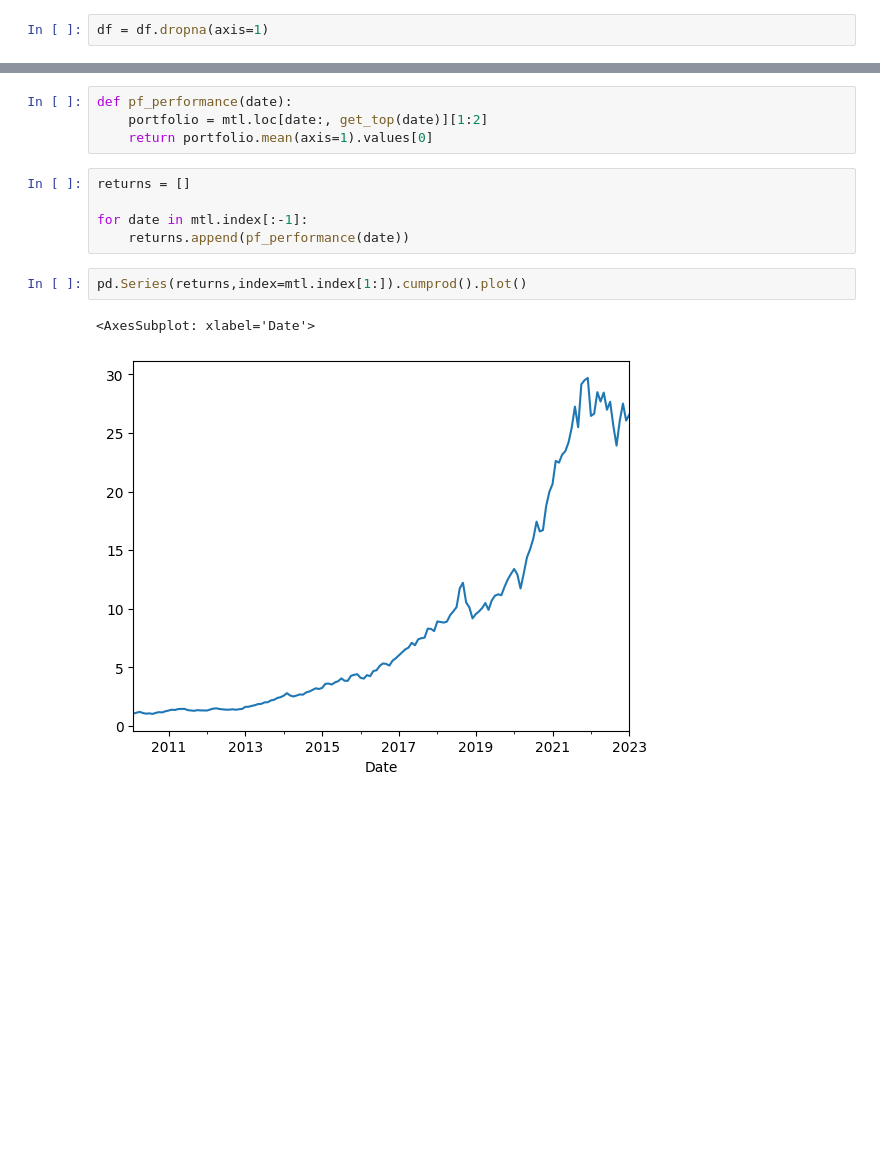
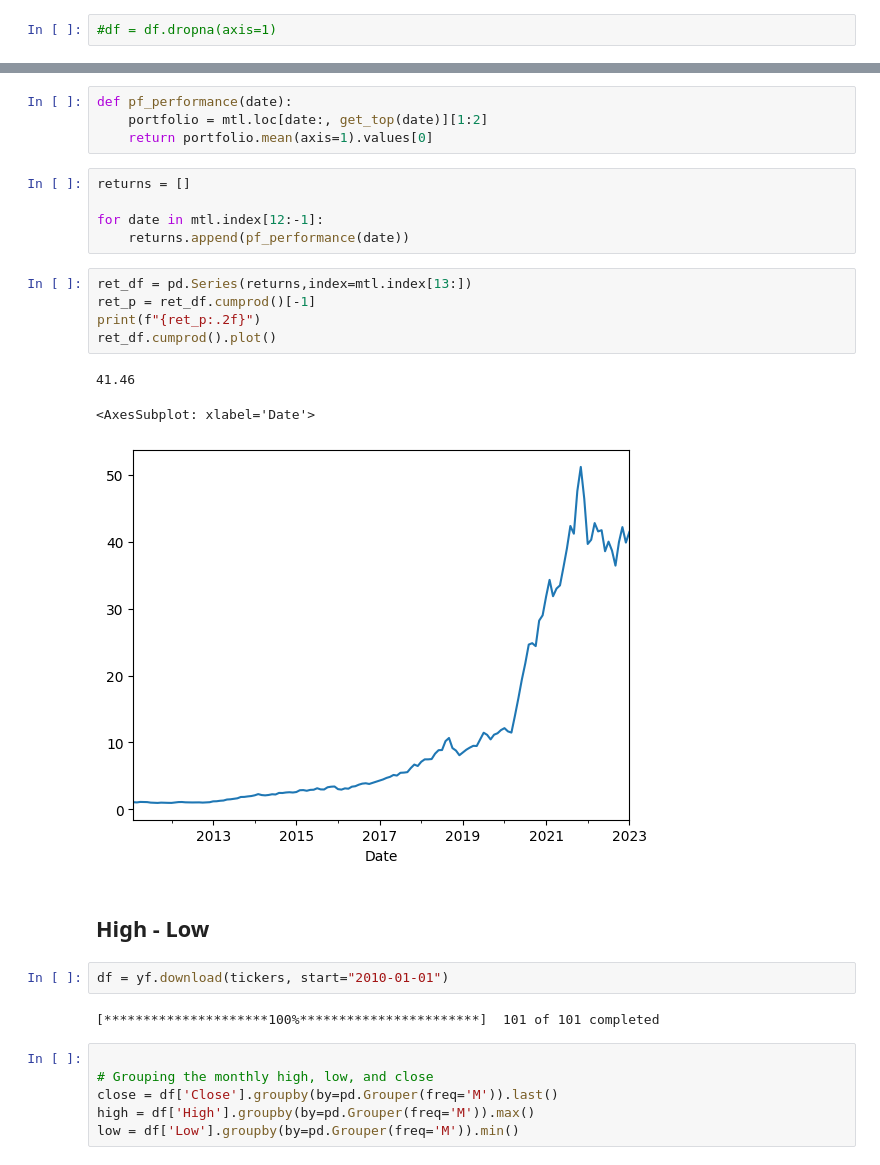
Before and after one commit to zhx281/stocks, a Jupyter notebook: notebooks/04-momentum.ipynb, the cells around one changed output, grey strips where cells are left out. Saved outputs shown, nothing was run; the diff lists cells and outputs as text; blank space fills up the shorter version.

Commit message:
Added High Low strategy

```diff
--- a/notebooks/04-momentum.ipynb
+++ b/notebooks/04-momentum.ipynb
@@ -14,4 +16,4 @@ df = yf.download(tickers, start="2010-01-01")["Adj Close"]
 # %% [output]
 [*********************100%***********************]  101 of 101 completed
 # %%
-df = df.dropna(axis=1)
+#df = df.dropna(axis=1)
@@ -37,10 +41,26 @@ def pf_performance(date):
 # %%
 returns = []
 
-for date in mtl.index[:-1]:
+for date in mtl.index[12:-1]:
     returns.append(pf_performance(date))
 # %%
-pd.Series(returns,index=mtl.index[1:]).cumprod().plot()
+ret_df = pd.Series(returns,index=mtl.index[13:])
+ret_p = ret_df.cumprod()[-1]
+print(f"{ret_p:.2f}")
+ret_df.cumprod().plot()
 # %% [output]
-<AxesSubplot: xlabel='Date'>
+41.46
+<AxesSubplot: xlabel='Date'>
-[figure, old version]
+[figure, new version]
+# %% [markdown]
+## High - Low
+# %%
+df = yf.download(tickers, start="2010-01-01")
+# %% [output]
+[*********************100%***********************]  101 of 101 completed
+# %%
+
+# Grouping the monthly high, low, and close
+close = df['Close'].groupby(by=pd.Grouper(freq='M')).last()
+high = df['High'].groupby(by=pd.Grouper(freq='M')).max()
+low = df['Low'].groupby(by=pd.Grouper(freq='M')).min()
```
Also changed, not shown: parts of 7 cells of this notebook.
